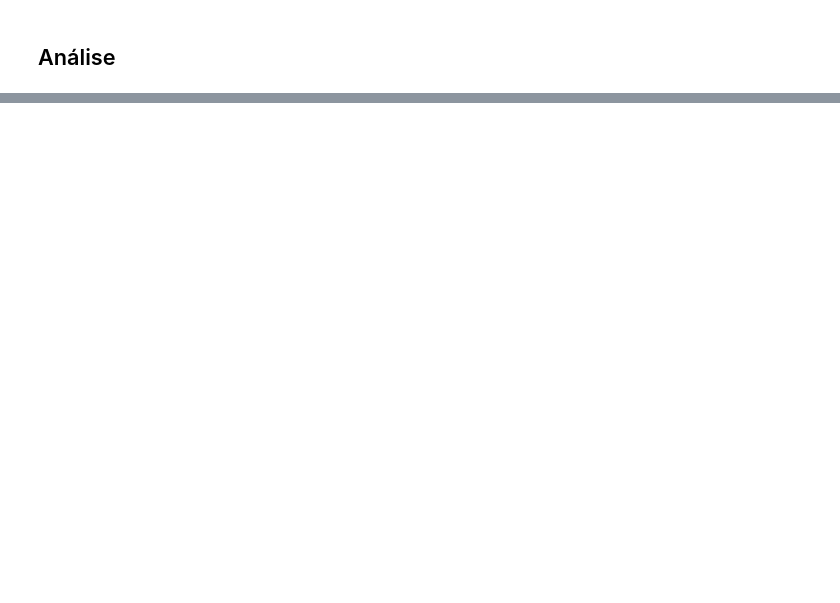
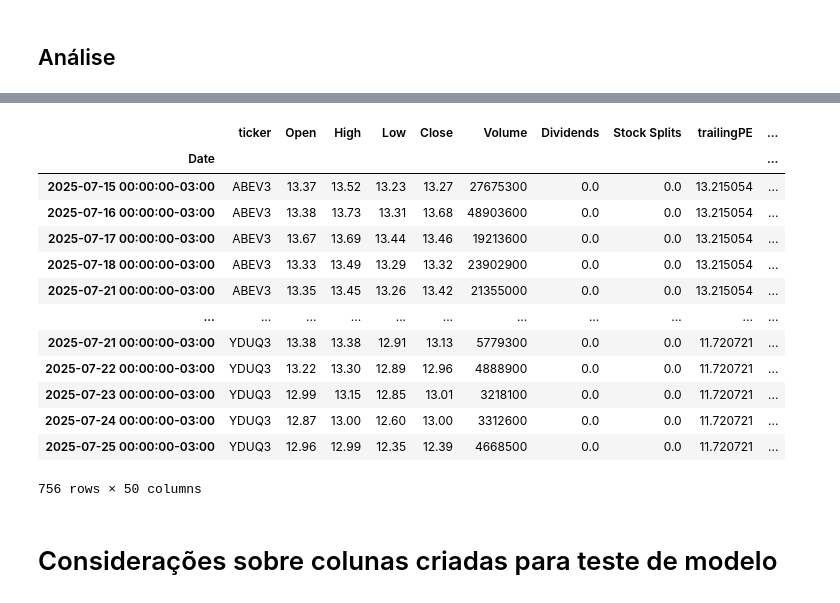
Before and after one commit to ederray/etl-aws, a Jupyter notebook: notebooks/eda.ipynb, the cells around one changed output, grey strips where cells are left out. Cells and saved outputs as stored; diff of their text form; code cells hidden in the pictures; blank space fills up the shorter version.

```diff
--- a/notebooks/eda.ipynb
+++ b/notebooks/eda.ipynb
@@ -104,0 +299,22 @@ dtype: int64
+# %%
+# inserção das colunas de janela para o target com e sem diferenciacao
+tbl_cotacao_ibovespa = gerar_features_temporais(df=tbl_cotacao_ibovespa,coluna_valor='Close')
+tbl_cotacao_ibovespa = gerar_features_temporais(df=tbl_cotacao_ibovespa,coluna_valor='Close_diff')
+tbl_cotacao_ibovespa
+# %% [output]
+|  | ticker | Open | High | Low | Close | Volume | Dividends | Stock Splits | trailingPE | ... |
+| Date |  |  |  |  |  |  |  |  |  | ... |
+| 2025-07-15 00:00:00-03:00 | ABEV3 | 13.37 | 13.52 | 13.23 | 13.27 | 27675300 | 0.0 | 0.0 | 13.215054 | ... |
+| 2025-07-16 00:00:00-03:00 | ABEV3 | 13.38 | 13.73 | 13.31 | 13.68 | 48903600 | 0.0 | 0.0 | 13.215054 | ... |
+| 2025-07-17 00:00:00-03:00 | ABEV3 | 13.67 | 13.69 | 13.44 | 13.46 | 19213600 | 0.0 | 0.0 | 13.215054 | ... |
+| 2025-07-18 00:00:00-03:00 | ABEV3 | 13.33 | 13.49 | 13.29 | 13.32 | 23902900 | 0.0 | 0.0 | 13.215054 | ... |
+| 2025-07-21 00:00:00-03:00 | ABEV3 | 13.35 | 13.45 | 13.26 | 13.42 | 21355000 | 0.0 | 0.0 | 13.215054 | ... |
+| ... | ... | ... | ... | ... | ... | ... | ... | ... | ... | ... |
+| 2025-07-21 00:00:00-03:00 | YDUQ3 | 13.38 | 13.38 | 12.91 | 13.13 | 5779300 | 0.0 | 0.0 | 11.720721 | ... |
+| 2025-07-22 00:00:00-03:00 | YDUQ3 | 13.22 | 13.30 | 12.89 | 12.96 | 4888900 | 0.0 | 0.0 | 11.720721 | ... |
+| 2025-07-23 00:00:00-03:00 | YDUQ3 | 12.99 | 13.15 | 12.85 | 13.01 | 3218100 | 0.0 | 0.0 | 11.720721 | ... |
+| 2025-07-24 00:00:00-03:00 | YDUQ3 | 12.87 | 13.00 | 12.60 | 13.00 | 3312600 | 0.0 | 0.0 | 11.720721 | ... |
+| 2025-07-25 00:00:00-03:00 | YDUQ3 | 12.96 | 12.99 | 12.35 | 12.39 | 4668500 | 0.0 | 0.0 | 11.720721 | ... |
+756 rows × 50 columns
+# %% [markdown]
+# Considerações sobre colunas criadas para teste de modelo
```
Also changed, not shown: parts of 30 cells of this notebook, 8 other files.
